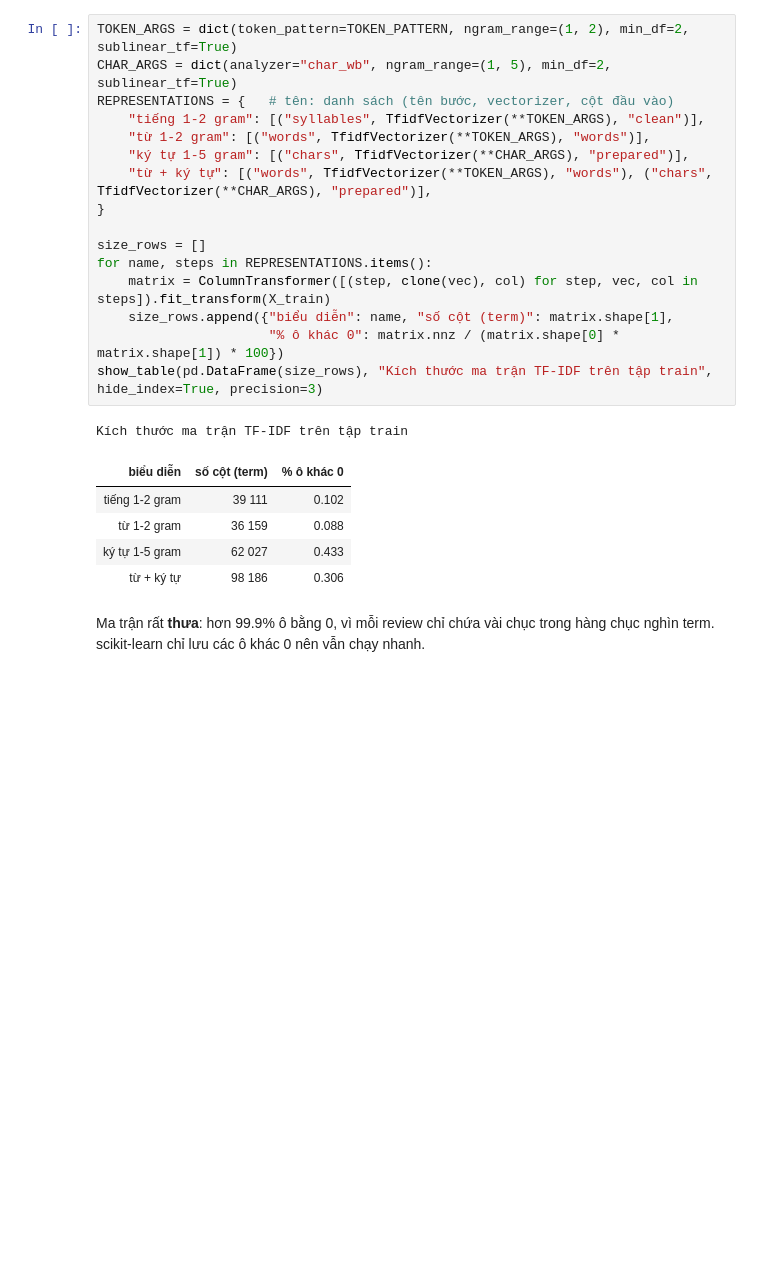
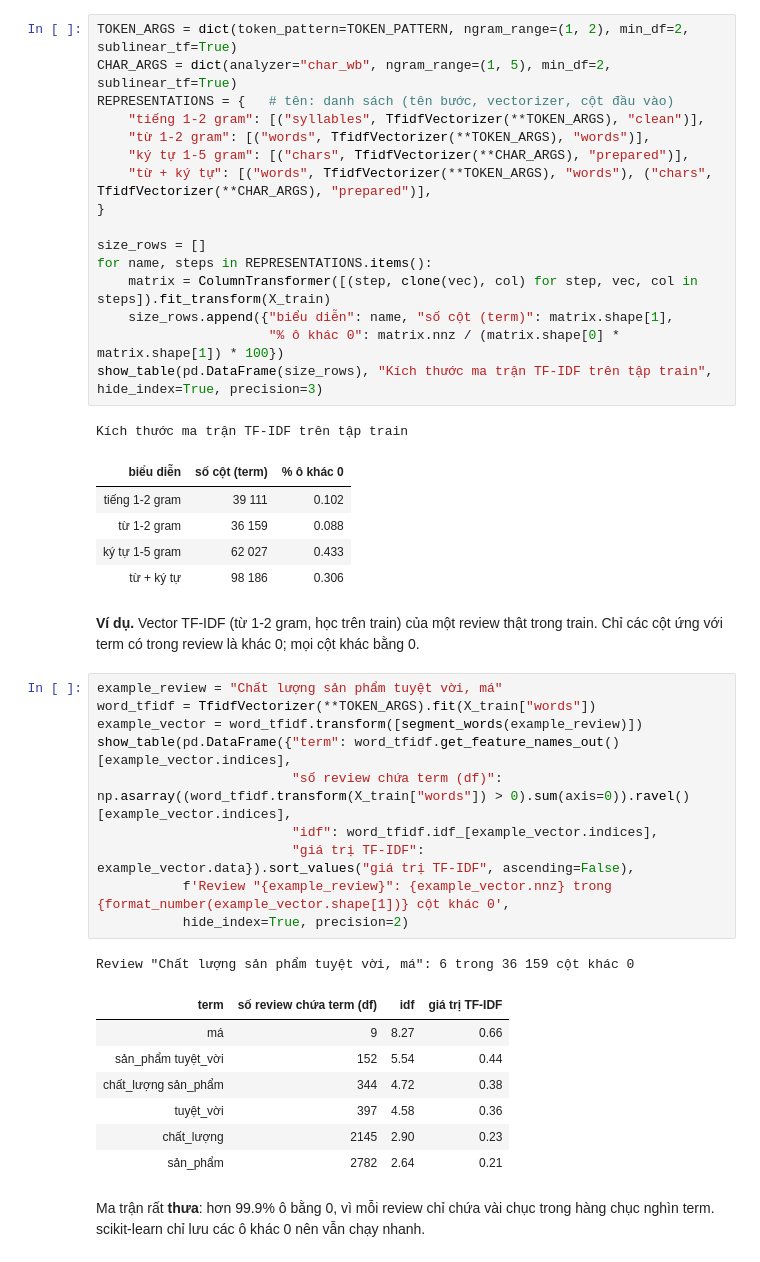
Before and after one commit to trthminh/CO5177, a Jupyter notebook: notebooks/text.ipynb, the cells around one changed output. Drawn from its saved outputs; the diff is of its cells as text; blank space fills up the shorter version.

```diff
--- a/notebooks/text.ipynb
+++ b/notebooks/text.ipynb
@@ -1590,6 +1660,27 @@ Kích thước ma trận TF-IDF trên tập train
 | từ 1-2 gram | 36 159 | 0.088 |
 | ký tự 1-5 gram | 62 027 | 0.433 |
 | từ + ký tự | 98 186 | 0.306 |
+# %% [markdown]
+**Ví dụ.** Vector TF-IDF (từ 1-2 gram, học trên train) của một review thật trong train. Chỉ các cột ứng với term có trong review là khác 0; mọi cột khác bằng 0.
+# %%
+example_review = "Chất lượng sản phẩm tuyệt vời, má"
+word_tfidf = TfidfVectorizer(**TOKEN_ARGS).fit(X_train["words"])
+example_vector = word_tfidf.transform([segment_words(example_review)])
+show_table(pd.DataFrame({"term": word_tfidf.get_feature_names_out()[example_vector.indices],
+                         "số review chứa term (df)": np.asarray((word_tfidf.transform(X_train["words"]) > 0).sum(axis=0)).ravel()[example_vector.indices],
+                         "idf": word_tfidf.idf_[example_vector.indices],
+                         "giá trị TF-IDF": example_vector.data}).sort_values("giá trị TF-IDF", ascending=False),
+           f'Review "{example_review}": {example_vector.nnz} trong {format_number(example_vector.shape[1])} cột khác 0',
+           hide_index=True, precision=2)
+# %% [output]
+Review "Chất lượng sản phẩm tuyệt vời, má": 6 trong 36 159 cột khác 0
+| term | số review chứa term (df) | idf | giá trị TF-IDF |
+| má | 9 | 8.27 | 0.66 |
+| sản_phẩm tuyệt_vời | 152 | 5.54 | 0.44 |
+| chất_lượng sản_phẩm | 344 | 4.72 | 0.38 |
+| tuyệt_vời | 397 | 4.58 | 0.36 |
+| chất_lượng | 2145 | 2.90 | 0.23 |
+| sản_phẩm | 2782 | 2.64 | 0.21 |
 # %% [markdown]
 Ma trận rất **thưa**: hơn 99.9% ô bằng 0, vì mỗi review chỉ chứa vài chục trong hàng chục nghìn term. scikit-learn chỉ lưu các ô khác 0 nên vẫn chạy nhanh.
 # %% [markdown]
```
Also changed, not shown: parts of 33 cells of this notebook, 20 other files.
